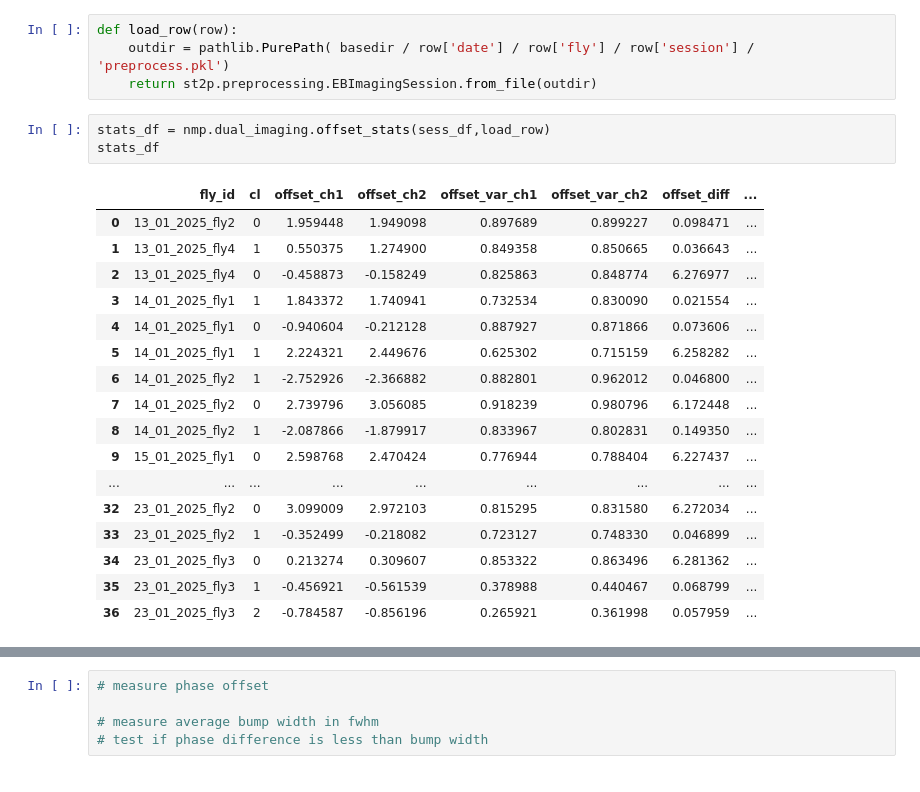
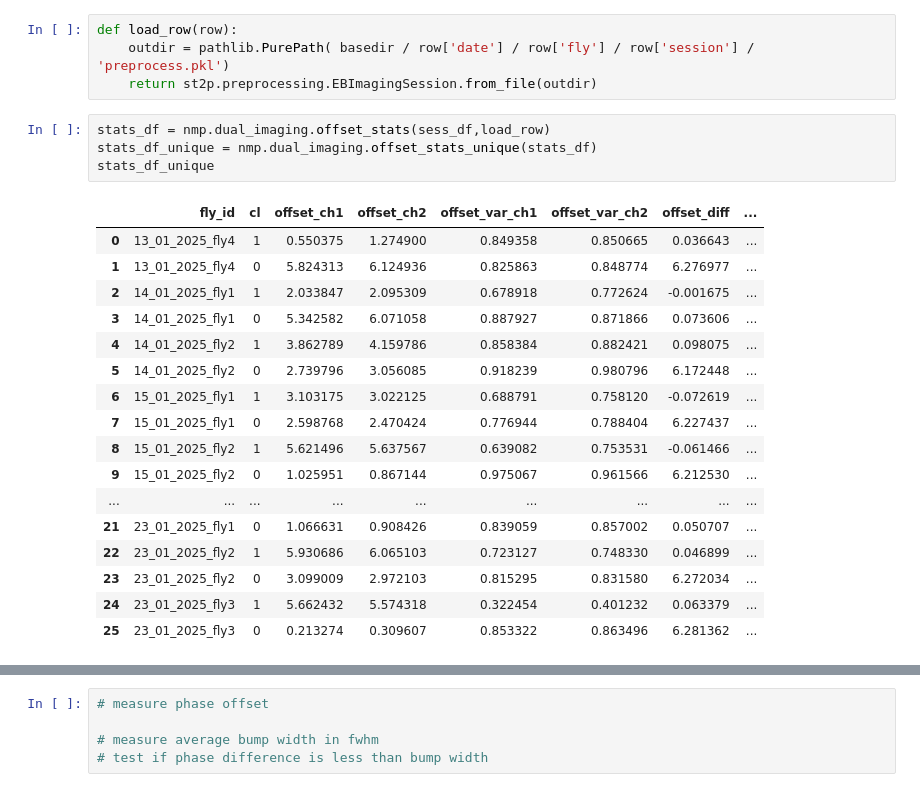
Before and after one commit to yfisher-lab/NeuromodPlasticity, a Jupyter notebook: NeuromodPlasticity/figures/EL_EPG_coimaging/R18B05LexA_jGCaMP8s_R60D05Gal4_jRGECO1a.ipynb, the cells around one changed output, grey strips where cells are left out. Drawn from its saved outputs; the diff is of its cells as text.

Commit message:
dual imaging debugging

```diff
--- a/NeuromodPlasticity/figures/EL_EPG_coimaging/R18B05LexA_jGCaMP8s_R60D05Gal4_jRGECO1a.ipynb
+++ b/NeuromodPlasticity/figures/EL_EPG_coimaging/R18B05LexA_jGCaMP8s_R60D05Gal4_jRGECO1a.ipynb
@@ -32,22 +32,23 @@ def load_row(row):
     return st2p.preprocessing.EBImagingSession.from_file(outdir)
 # %%
 stats_df = nmp.dual_imaging.offset_stats(sess_df,load_row)
-stats_df
+stats_df_unique = nmp.dual_imaging.offset_stats_unique(stats_df)
+stats_df_unique
 # %% [output]
 |  | fly_id | cl | offset_ch1 | offset_ch2 | offset_var_ch1 | offset_var_ch2 | offset_diff | ... |
-| 0 | 13_01_2025_fly2 | 0 | 1.959448 | 1.949098 | 0.897689 | 0.899227 | 0.098471 | ... |
-| 1 | 13_01_2025_fly4 | 1 | 0.550375 | 1.274900 | 0.849358 | 0.850665 | 0.036643 | ... |
-| 2 | 13_01_2025_fly4 | 0 | -0.458873 | -0.158249 | 0.825863 | 0.848774 | 6.276977 | ... |
-| 3 | 14_01_2025_fly1 | 1 | 1.843372 | 1.740941 | 0.732534 | 0.830090 | 0.021554 | ... |
-| 4 | 14_01_2025_fly1 | 0 | -0.940604 | -0.212128 | 0.887927 | 0.871866 | 0.073606 | ... |
-| 5 | 14_01_2025_fly1 | 1 | 2.224321 | 2.449676 | 0.625302 | 0.715159 | 6.258282 | ... |
-| 6 | 14_01_2025_fly2 | 1 | -2.752926 | -2.366882 | 0.882801 | 0.962012 | 0.046800 | ... |
-| 7 | 14_01_2025_fly2 | 0 | 2.739796 | 3.056085 | 0.918239 | 0.980796 | 6.172448 | ... |
-| 8 | 14_01_2025_fly2 | 1 | -2.087866 | -1.879917 | 0.833967 | 0.802831 | 0.149350 | ... |
-| 9 | 15_01_2025_fly1 | 0 | 2.598768 | 2.470424 | 0.776944 | 0.788404 | 6.227437 | ... |
+| 0 | 13_01_2025_fly4 | 1 | 0.550375 | 1.274900 | 0.849358 | 0.850665 | 0.036643 | ... |
+| 1 | 13_01_2025_fly4 | 0 | 5.824313 | 6.124936 | 0.825863 | 0.848774 | 6.276977 | ... |
+| 2 | 14_01_2025_fly1 | 1 | 2.033847 | 2.095309 | 0.678918 | 0.772624 | -0.001675 | ... |
+| 3 | 14_01_2025_fly1 | 0 | 5.342582 | 6.071058 | 0.887927 | 0.871866 | 0.073606 | ... |
+| 4 | 14_01_2025_fly2 | 1 | 3.862789 | 4.159786 | 0.858384 | 0.882421 | 0.098075 | ... |
+| 5 | 14_01_2025_fly2 | 0 | 2.739796 | 3.056085 | 0.918239 | 0.980796 | 6.172448 | ... |
+| 6 | 15_01_2025_fly1 | 1 | 3.103175 | 3.022125 | 0.688791 | 0.758120 | -0.072619 | ... |
+| 7 | 15_01_2025_fly1 | 0 | 2.598768 | 2.470424 | 0.776944 | 0.788404 | 6.227437 | ... |
+| 8 | 15_01_2025_fly2 | 1 | 5.621496 | 5.637567 | 0.639082 | 0.753531 | -0.061466 | ... |
+| 9 | 15_01_2025_fly2 | 0 | 1.025951 | 0.867144 | 0.975067 | 0.961566 | 6.212530 | ... |
 | ... | ... | ... | ... | ... | ... | ... | ... | ... |
-| 32 | 23_01_2025_fly2 | 0 | 3.099009 | 2.972103 | 0.815295 | 0.831580 | 6.272034 | ... |
-| 33 | 23_01_2025_fly2 | 1 | -0.352499 | -0.218082 | 0.723127 | 0.748330 | 0.046899 | ... |
-| 34 | 23_01_2025_fly3 | 0 | 0.213274 | 0.309607 | 0.853322 | 0.863496 | 6.281362 | ... |
-| 35 | 23_01_2025_fly3 | 1 | -0.456921 | -0.561539 | 0.378988 | 0.440467 | 0.068799 | ... |
-| 36 | 23_01_2025_fly3 | 2 | -0.784587 | -0.856196 | 0.265921 | 0.361998 | 0.057959 | ... |
+| 21 | 23_01_2025_fly1 | 0 | 1.066631 | 0.908426 | 0.839059 | 0.857002 | 0.050707 | ... |
+| 22 | 23_01_2025_fly2 | 1 | 5.930686 | 6.065103 | 0.723127 | 0.748330 | 0.046899 | ... |
+| 23 | 23_01_2025_fly2 | 0 | 3.099009 | 2.972103 | 0.815295 | 0.831580 | 6.272034 | ... |
+| 24 | 23_01_2025_fly3 | 1 | 5.662432 | 5.574318 | 0.322454 | 0.401232 | 0.063379 | ... |
+| 25 | 23_01_2025_fly3 | 0 | 0.213274 | 0.309607 | 0.853322 | 0.863496 | 6.281362 | ... |
```
Also changed, not shown: parts of 2 cells of this notebook, 1 other file.
